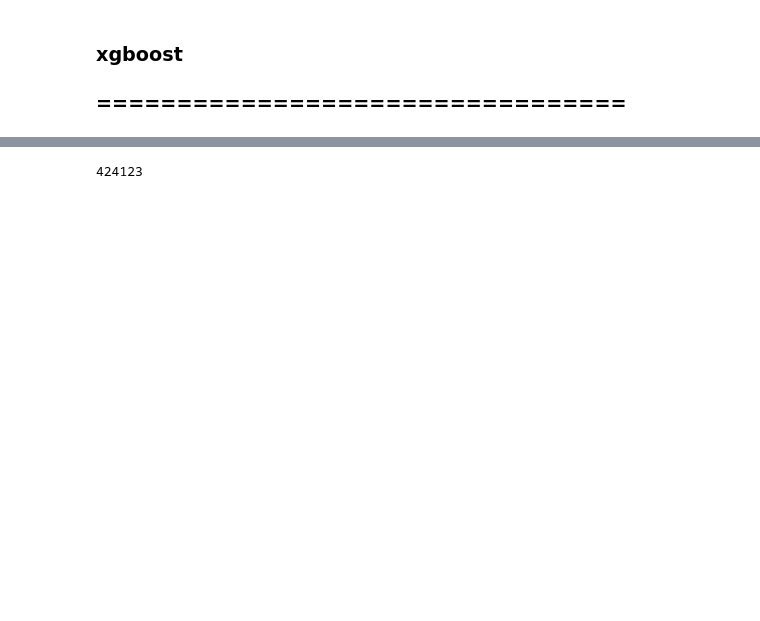
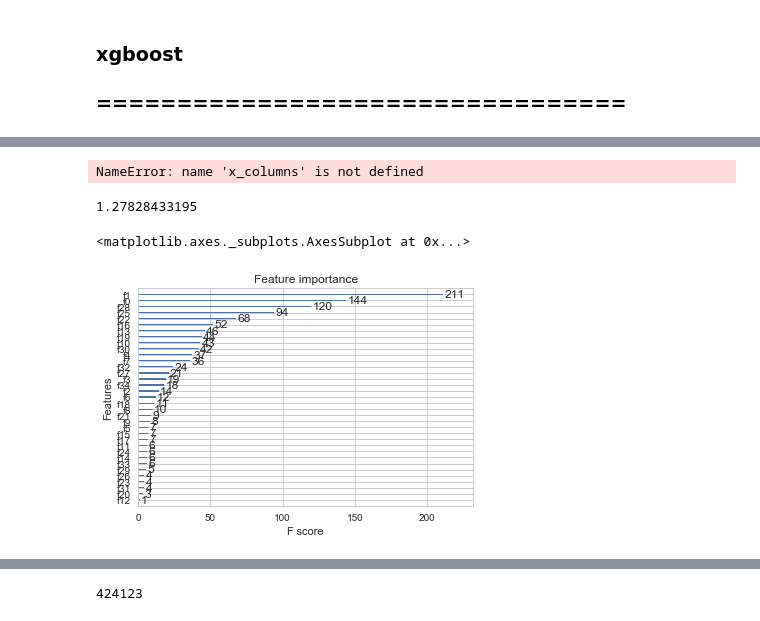
Before and after one commit to kkchuchu/kkchuchu.mushroom, a Jupyter notebook: kaggle/predict_future_sales/Predict Future Sales.ipynb, the cells around one changed output, grey strips where cells are left out. Drawn from its saved outputs; the diff is of its cells as text; code cells hidden in the pictures; blank space fills up the shorter version.

```diff
--- a/kaggle/predict_future_sales/Predict Future Sales.ipynb
+++ b/kaggle/predict_future_sales/Predict Future Sales.ipynb
@@ -305,0 +235,36 @@ x_column = list(set(p_series.columns) - set(id_) - set(y_column))
+# %%
+p_series[x_columns]
+# %% [output]
+NameError: name 'x_columns' is not defined
+# %%
+param = {'max_depth':10,
+         'subsample':1,
+         'min_child_weight':0.5,
+         'eta':0.3,
+         'num_round':1000,
+         'seed':1,
+         'silent':0,
+         'eval_metric':'rmse'}
+x_columns = ['shop_id', 'item_id', '01.2013', '01.2014', '01.2015', '02.2013',
+       '02.2014', '02.2015', '03.2013', '03.2014', '03.2015', '04.2013',
+       '04.2014', '04.2015', '05.2013', '05.2014', '05.2015', '06.2013',
+       '06.2014', '06.2015', '07.2013', '07.2014', '07.2015', '08.2013',
+       '08.2014', '08.2015', '09.2013', '09.2014', '09.2015', '10.2013',
+       '10.2014', '11.2013', '11.2014', '12.2013', '12.2014']
+y_column = ['10.2015']
+
+progress = dict()
+xgbtrain = xgb.DMatrix(p_series[x_columns].values, p_series[y_column].values)
+watchlist  = [(xgbtrain,'train-rmse')]
+
+bst = xgb.train(param, xgbtrain)
+preds = bst.predict(xgb.DMatrix(p_series[x_columns].values))
+rmse = np.sqrt(mean_squared_error(preds, p_series[y_column].values))
+print(rmse)
+# %% [output]
+1.27828433195
+# %%
+xgb.plot_importance(bst)
+# %% [output]
+<matplotlib.axes._subplots.AxesSubplot at 0x...>
+[figure, added]
```
Also changed, not shown: parts of 29 cells of this notebook, 3 other files.
